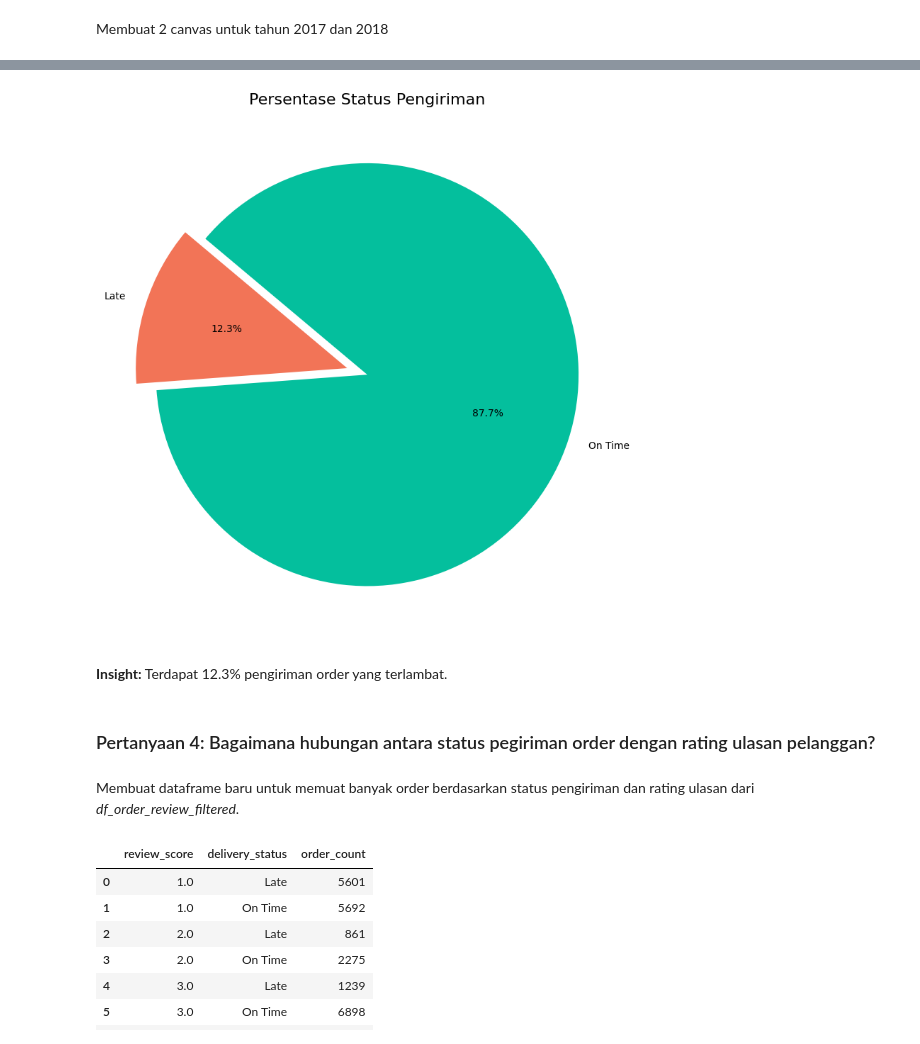
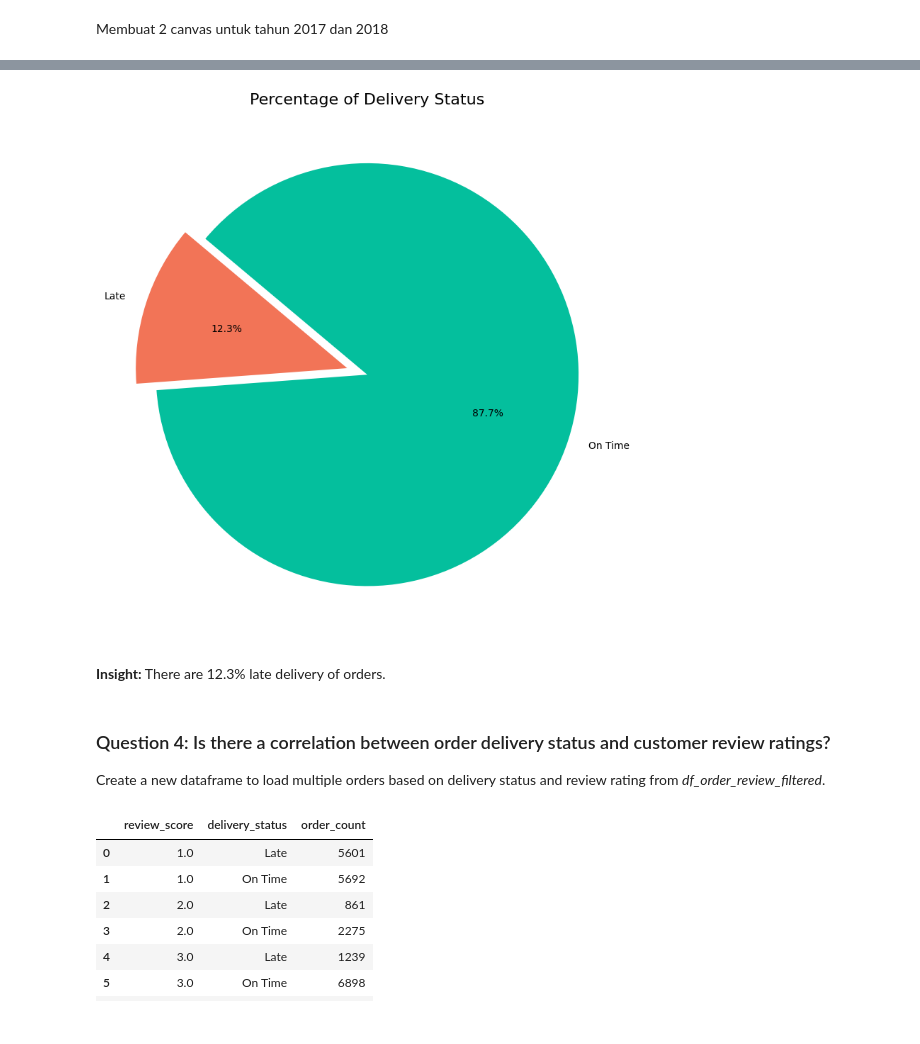
Before and after one commit to naurahhanaf/learn-project, a Jupyter notebook: brazilian-ecommerce-analysis/notebook.ipynb, the cells around one changed output, grey strips where cells are left out. Saved outputs shown, nothing was run; the diff lists cells and outputs as text; code cells hidden in the pictures.

```diff
--- a/brazilian-ecommerce-analysis/notebook.ipynb
+++ b/brazilian-ecommerce-analysis/notebook.ipynb
@@ -307,3 +305,0 @@ df_orders.groupby(by="delivery_status").agg({
-# %%
-df_orders["length_of_delivery_time"] = (df_orders["order_estimated_delivery_date"] - df_orders["order_delivered_customer_date"]).dt.days
-df_orders.head()
@@ -549,27 +536,26 @@ Membuat pie chart untuk mengetahui presentase order berdasarkan status pengirima
 # %%
-# Membuat dataframe untuk memuat jumlah delivery_status berdasarkan order_count
+# Create a dataframe to load the delivery_status count based on order_count
 df_delivery_presentase = df_delivery_performa.groupby('delivery_status')['order_count'].sum()
 
 plt.figure(figsize=(8, 8))
 plt.pie(
     df_delivery_presentase,
     explode= (0.1, 0) ,
     labels= df_delivery_presentase.index,
     colors= ["#F27457", "#04BF9D"],
     autopct='%1.1f%%',
     startangle=140
 )
-plt.title("Persentase Status Pengiriman", fontsize=16)
+plt.title("Percentage of Delivery Status", fontsize=16)
 plt.tight_layout()
 plt.show()
 # %% [output]
-[figure, old version]
+[figure, new version]
-# %% [markdown]
-**Insight:** Terdapat 12.3% pengiriman order yang terlambat.
-# %% [markdown]
-### Pertanyaan 4: Bagaimana hubungan antara status pegiriman order dengan rating ulasan pelanggan?
-# %% [markdown]
-Membuat dataframe baru untuk memuat banyak order berdasarkan status pengiriman dan rating ulasan dari *df_order_review_filtered*.
+# %% [markdown]
+**Insight:** There are 12.3% late delivery of orders.
+# %% [markdown]
+### Question 4: Is there a correlation between order delivery status and customer review ratings?
+Create a new dataframe to load multiple orders based on delivery status and review rating from *df_order_review_filtered*.
 # %%
 df_order_score = df_order_review_filtered.groupby(by=["review_score", "delivery_status"]).agg({
     "order_id" : "nunique"
```
Also changed, not shown: parts of 83 cells of this notebook.
